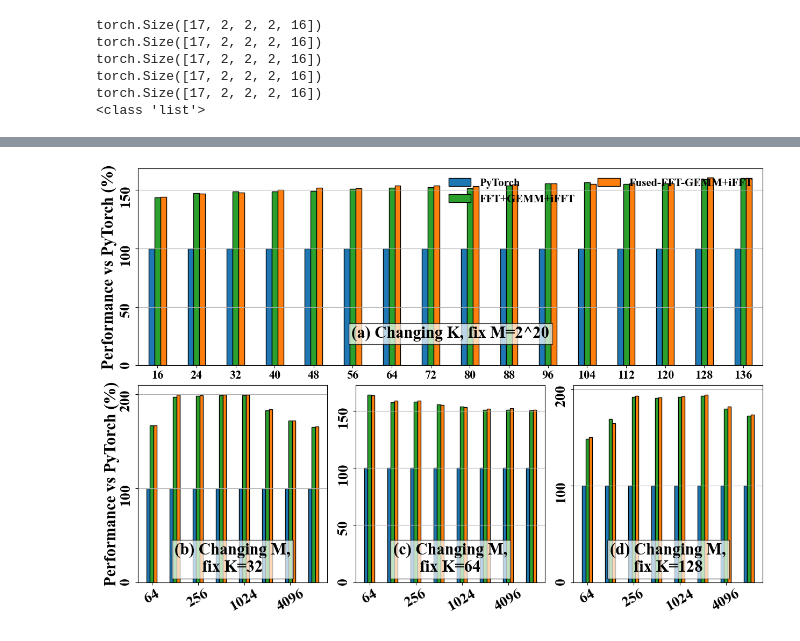
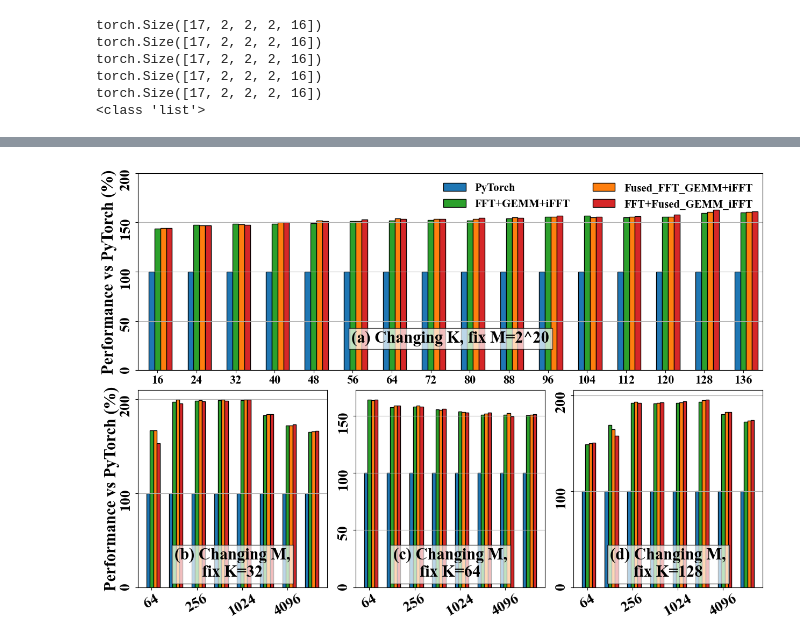
Before and after one commit to shixun404/TurboFNO, a Jupyter notebook: plot_2D.ipynb, the cells around one changed output, grey strips where cells are left out. Drawn from its saved outputs; the diff is of its cells as text; code cells hidden in the pictures.

```diff
--- a/plot_2D.ipynb
+++ b/plot_2D.ipynb
@@ -305,13 +419,18 @@ def select_data(N, begin, end):
     bar = data[-1][1, 0] / data[1][1, 0] * 100
     bars.append(bar)
     FFTGEMM_iFFT = th.cat([bar[:, N[0]], bar[:, N[1]], bar[:, N[2]]], dim=0)
+
+    bar = data[-1][1, 0] / data[2][1, 0] * 100
+    bars.append(bar)
+    FFT_GEMMiFFT = th.cat([bar[:, N[0]], bar[:, N[1]], bar[:, N[2]]], dim=0)
     x = np.arange(bar.shape[1])
     n = bar.shape[1]
     # ax[0].set_ylabel()
     tmp_ax = ax[0]
     tmp_ax.bar(x - width, width=width, height=bars[1][-1, :], color=color[0], label = 'PyTorch', edgecolor='black')
     tmp_ax.bar(x, width=width, height=bars[0][-1, :], color=color[2], label = 'FFT+GEMM+iFFT', edgecolor='black')
-    tmp_ax.bar(x + width, width=width, height=bars[2][-1, :], color=color[1], label = 'Fused-FFT-GEMM+iFFT', edgecolor='black')
+    tmp_ax.bar(x + width, width=width, height=bars[2][-1, :], color=color[1], label = 'Fused_FFT_GEMM+iFFT', edgecolor='black')
+    tmp_ax.bar(x + 2 * width, width=width, height=bars[3][-1, :], color=color[3], label = 'FFT+Fused_GEMM_iFFT', edgecolor='black')
     # tmp_ax.bar(x + width, width=width, height=bars[1][:, 0], color=color[1], label = 'cuFFT', edgecolor='black')
     tmp_ax.set_xticks(x)
     tmp_ax.set_xticklabels([f'{(i + 1) * 8}' for i in range(1, n + 1, 1)], fontdict={'fontsize': 16, 'weight':'bold'}, rotation=0)
@@ -323,34 +442,35 @@ def select_data(N, begin, end):
 
     x = np.arange((end - begin))
     n = end - begin
     id = 'bcde'
     for i in range(3):
         tmp_ax = ax[1][i]
         tmp_ax.bar(x - width, width=width, height=pytorch[i * n:(i + 1) * n], color=color[0], label = 'PyTorch', edgecolor='black')
         tmp_ax.bar(x, width=width, height=FFT_GEMM_iFFT[i * n:(i + 1) * n], color=color[2], label = 'FFT+GEMM+iFFT', edgecolor='black')
-        tmp_ax.bar(x + width, width=width, height=FFTGEMM_iFFT[i * n:(i + 1) * n], color=color[1], label = 'Fused-FFT-GEMM+iFFT', edgecolor='black')
+        tmp_ax.bar(x + width, width=width, height=FFTGEMM_iFFT[i * n:(i + 1) * n], color=color[1], label = 'Fused_FFT_GEMM+iFFT', edgecolor='black')
+        tmp_ax.bar(x + 2 * width, width=width, height=FFT_GEMMiFFT[i * n:(i + 1) * n], color=color[3], label = 'Fused_FFT_GEMM+iFFT', edgecolor='black')
         # tmp_ax.bar(x, width=width, height=turboFFT_bar[i * n:(i + 1) * n], color=color[0], label='TurboFFT', edgecolor='black')
 
         tmp_ax.text(.5, .2, f'({id[i]}) Changing M,\nfix K=' + f'{N[i] * 8 + 8}' + '', ha='center', va='top', transform=tmp_ax.transAxes,
                     fontdict={'weight': 'bold', 'fontsize':22},
                     bbox=dict(facecolor='white', alpha=0.7))
 
         tmp_ax.set_xticks([i for i in range(0, n, 2)])
         tmp_ax.set_xticklabels([f'{2**(i + 6)}' for i in range(0, n, 2)], fontdict={'fontsize': 20, 'weight':'bold'}, rotation=30)
         # tmp_ax.set_xlabel(f'Batch size\nFix N = 2^{N[i]}', fontdict={'fontsize': 22, 'weight':'bold'})
         tmp_ax.locator_params(axis='y', nbins=4)
         tmp_ax.tick_params(axis='y', labelsize=20, labelrotation=90)
         tmp_ax.yaxis.labelpad = 0
         tmp_ax.grid(axis='y')
 
 select_data([4-1, 8-1, 16-1], 6, 14)
 ax[1][0].set_ylabel('Performance vs PyTorch (%)', fontdict={'fontsize': 22, 'weight':'bold'})
 ax[0].set_ylabel('Performance vs PyTorch (%)', fontdict={'fontsize': 22, 'weight':'bold'})
 ax[0].tick_params(axis='y', labelsize=20, labelrotation=90)
 # if precision == 1:
-#     ax[0].set_ylim([0, 175])
+ax[0].set_ylim([0, 200])
 # ax[1][0].legend( ncol=3, fontsize=22, loc=(0.6, -0.28), frameon=False)
 ax[0].legend( ncol=2, fontsize=15,  loc='upper right', frameon=False)
-plt.savefig('2D_bar_B.pdf', bbox_inches='tight')
+plt.savefig('2D_bar_C.pdf', bbox_inches='tight')
 # %% [output]
-[figure, old version]
+[figure, new version]
```
Also changed, not shown: parts of 5 cells of this notebook, 12 other files.
